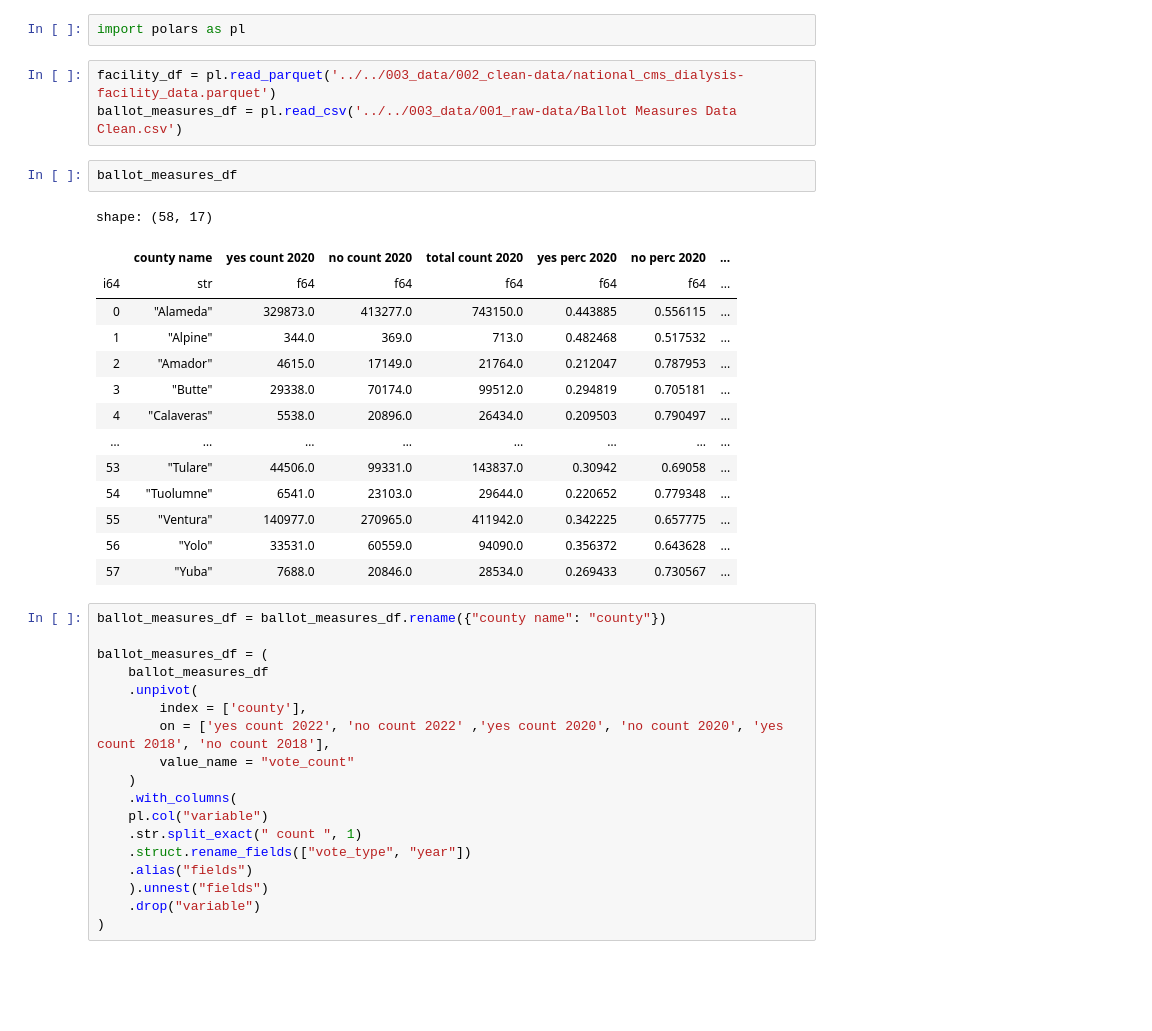
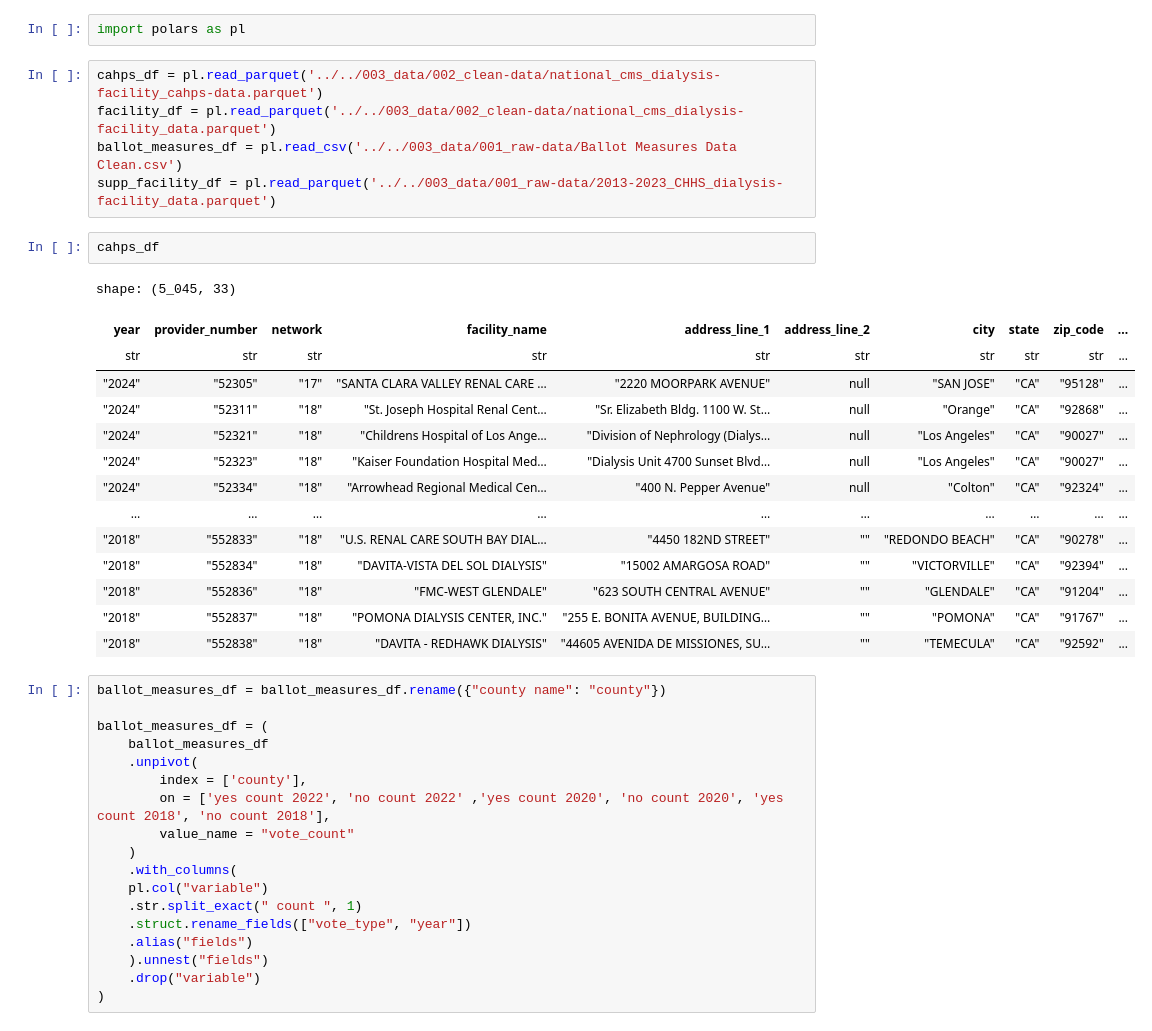
Before and after one commit to MichaelPaulLight/milestone_1, a Jupyter notebook: 004_data-processing-scripts/003_merge-clean-data/merge_ballot-measures_cms-data.ipynb, the cells around one changed output. Saved outputs shown, nothing was run; the diff lists cells and outputs as text; blank space fills up the shorter version.

Commit message:
Minor path changes initializing dataframes.

```diff
--- a/004_data-processing-scripts/003_merge-clean-data/merge_ballot-measures_cms-data.ipynb
+++ b/004_data-processing-scripts/003_merge-clean-data/merge_ballot-measures_cms-data.ipynb
@@ -1,25 +1,27 @@
 # %%
 import polars as pl
 # %%
+cahps_df = pl.read_parquet('../../003_data/002_clean-data/national_cms_dialysis-facility_cahps-data.parquet')
 facility_df = pl.read_parquet('../../003_data/002_clean-data/national_cms_dialysis-facility_data.parquet')
 ballot_measures_df = pl.read_csv('../../003_data/001_raw-data/Ballot Measures Data Clean.csv')
+supp_facility_df = pl.read_parquet('../../003_data/001_raw-data/2013-2023_CHHS_dialysis-facility_data.parquet')
-# %%
-ballot_measures_df
-# %% [output]
-shape: (58, 17)
-|  | county name | yes count 2020 | no count 2020 | total count 2020 | yes perc 2020 | no perc 2020 | ... |
-| i64 | str | f64 | f64 | f64 | f64 | f64 | ... |
-| 0 | "Alameda" | 329873.0 | 413277.0 | 743150.0 | 0.443885 | 0.556115 | ... |
-| 1 | "Alpine" | 344.0 | 369.0 | 713.0 | 0.482468 | 0.517532 | ... |
-| 2 | "Amador" | 4615.0 | 17149.0 | 21764.0 | 0.212047 | 0.787953 | ... |
-| 3 | "Butte" | 29338.0 | 70174.0 | 99512.0 | 0.294819 | 0.705181 | ... |
-| 4 | "Calaveras" | 5538.0 | 20896.0 | 26434.0 | 0.209503 | 0.790497 | ... |
-| … | … | … | … | … | … | … | ... |
-| 53 | "Tulare" | 44506.0 | 99331.0 | 143837.0 | 0.30942 | 0.69058 | ... |
-| 54 | "Tuolumne" | 6541.0 | 23103.0 | 29644.0 | 0.220652 | 0.779348 | ... |
-| 55 | "Ventura" | 140977.0 | 270965.0 | 411942.0 | 0.342225 | 0.657775 | ... |
-| 56 | "Yolo" | 33531.0 | 60559.0 | 94090.0 | 0.356372 | 0.643628 | ... |
-| 57 | "Yuba" | 7688.0 | 20846.0 | 28534.0 | 0.269433 | 0.730567 | ... |
+# %%
+cahps_df
+# %% [output]
+shape: (5_045, 33)
+| year | provider_number | network | facility_name | address_line_1 | address_line_2 | city | state | zip_code | ... |
+| str | str | str | str | str | str | str | str | str | ... |
+| "2024" | "52305" | "17" | "SANTA CLARA VALLEY RENAL CARE … | "2220 MOORPARK AVENUE" | null | "SAN JOSE" | "CA" | "95128" | ... |
+| "2024" | "52311" | "18" | "St. Joseph Hospital Renal Cent… | "Sr. Elizabeth Bldg. 1100 W. St… | null | "Orange" | "CA" | "92868" | ... |
+| "2024" | "52321" | "18" | "Childrens Hospital of Los Ange… | "Division of Nephrology (Dialys… | null | "Los Angeles" | "CA" | "90027" | ... |
+| "2024" | "52323" | "18" | "Kaiser Foundation Hospital Med… | "Dialysis Unit 4700 Sunset Blvd… | null | "Los Angeles" | "CA" | "90027" | ... |
+| "2024" | "52334" | "18" | "Arrowhead Regional Medical Cen… | "400 N. Pepper Avenue" | null | "Colton" | "CA" | "92324" | ... |
+| … | … | … | … | … | … | … | … | … | ... |
+| "2018" | "552833" | "18" | "U.S. RENAL CARE SOUTH BAY DIAL… | "4450 182ND STREET" | "" | "REDONDO BEACH" | "CA" | "90278" | ... |
+| "2018" | "552834" | "18" | "DAVITA-VISTA DEL SOL DIALYSIS" | "15002 AMARGOSA ROAD" | "" | "VICTORVILLE" | "CA" | "92394" | ... |
+| "2018" | "552836" | "18" | "FMC-WEST GLENDALE" | "623 SOUTH CENTRAL AVENUE" | "" | "GLENDALE" | "CA" | "91204" | ... |
+| "2018" | "552837" | "18" | "POMONA DIALYSIS CENTER, INC." | "255 E. BONITA AVENUE, BUILDING… | "" | "POMONA" | "CA" | "91767" | ... |
+| "2018" | "552838" | "18" | "DAVITA - REDHAWK DIALYSIS" | "44605 AVENIDA DE MISSIONES, SU… | "" | "TEMECULA" | "CA" | "92592" | ... |
 # %%
 ballot_measures_df = ballot_measures_df.rename({"county name": "county"})
 
```
Also changed, not shown: parts of 2 cells of this notebook.
